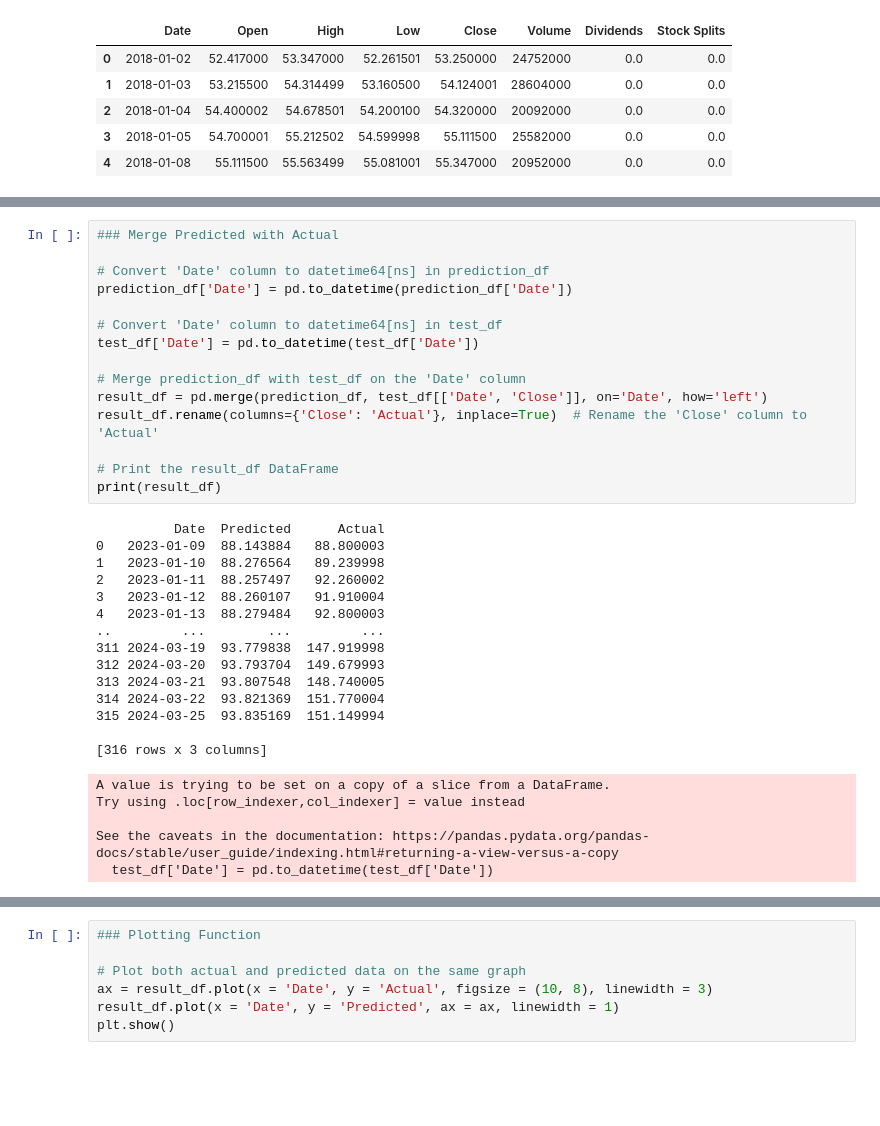
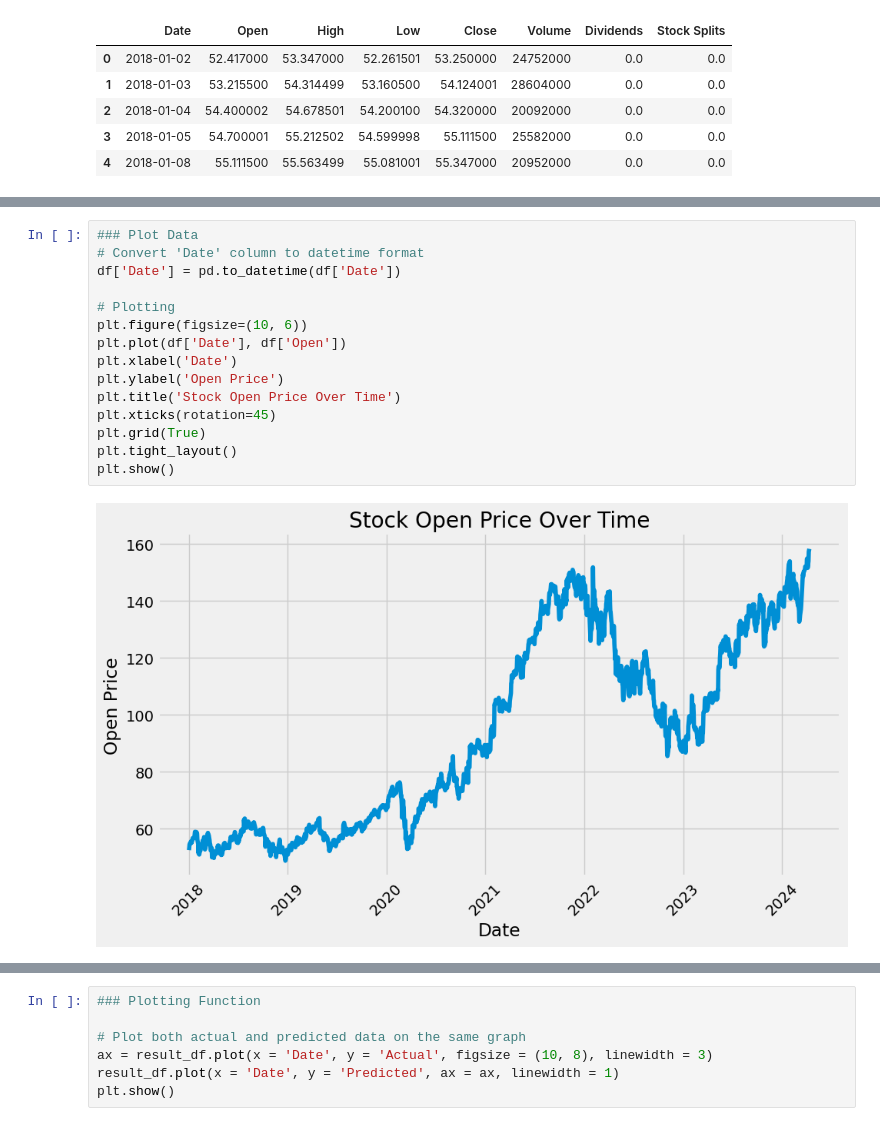
Before and after one commit to mburley127/MovingAverageModels, a Jupyter notebook: Regression_Analysis/LR/LR/AutoRegression.ipynb, the cells around one changed output, grey strips where cells are left out. Cells and saved outputs as stored; diff of their text form; blank space fills up the shorter version.

```diff
--- a/Regression_Analysis/LR/LR/AutoRegression.ipynb
+++ b/Regression_Analysis/LR/LR/AutoRegression.ipynb
@@ -85,35 +50,17 @@ prediction_df
-# %%
-### Merge Predicted with Actual
-
-# Convert 'Date' column to datetime64[ns] in prediction_df
-prediction_df['Date'] = pd.to_datetime(prediction_df['Date'])
-
-# Convert 'Date' column to datetime64[ns] in test_df
-test_df['Date'] = pd.to_datetime(test_df['Date'])
-
-# Merge prediction_df with test_df on the 'Date' column
-result_df = pd.merge(prediction_df, test_df[['Date', 'Close']], on='Date', how='left')
-result_df.rename(columns={'Close': 'Actual'}, inplace=True)  # Rename the 'Close' column to 'Actual'
-
-# Print the result_df DataFrame
-print(result_df)
-# %% [output]
-          Date  Predicted      Actual
-0   2023-01-09  88.143884   88.800003
-1   2023-01-10  88.276564   89.239998
-2   2023-01-11  88.257497   92.260002
-3   2023-01-12  88.260107   91.910004
-4   2023-01-13  88.279484   92.800003
-..         ...        ...         ...
-311 2024-03-19  93.779838  147.919998
-312 2024-03-20  93.793704  149.679993
-313 2024-03-21  93.807548  148.740005
-314 2024-03-22  93.821369  151.770004
-315 2024-03-25  93.835169  151.149994
-
-[316 rows x 3 columns]
-A value is trying to be set on a copy of a slice from a DataFrame.
-Try using .loc[row_indexer,col_indexer] = value instead
-
-See the caveats in the documentation: https://pandas.pydata.org/pandas-docs/stable/user_guide/indexing.html#returning-a-view-versus-a-copy
-  test_df['Date'] = pd.to_datetime(test_df['Date'])
+# %%
+### Plot Data
+# Convert 'Date' column to datetime format
+df['Date'] = pd.to_datetime(df['Date'])
+
+# Plotting
+plt.figure(figsize=(10, 6))
+plt.plot(df['Date'], df['Open'])
+plt.xlabel('Date')
+plt.ylabel('Open Price')
+plt.title('Stock Open Price Over Time')
+plt.xticks(rotation=45)
+plt.grid(True)
+plt.tight_layout()
+plt.show()
+# %% [output]
+[figure, added]
```
Also changed, not shown: parts of 8 cells of this notebook.
